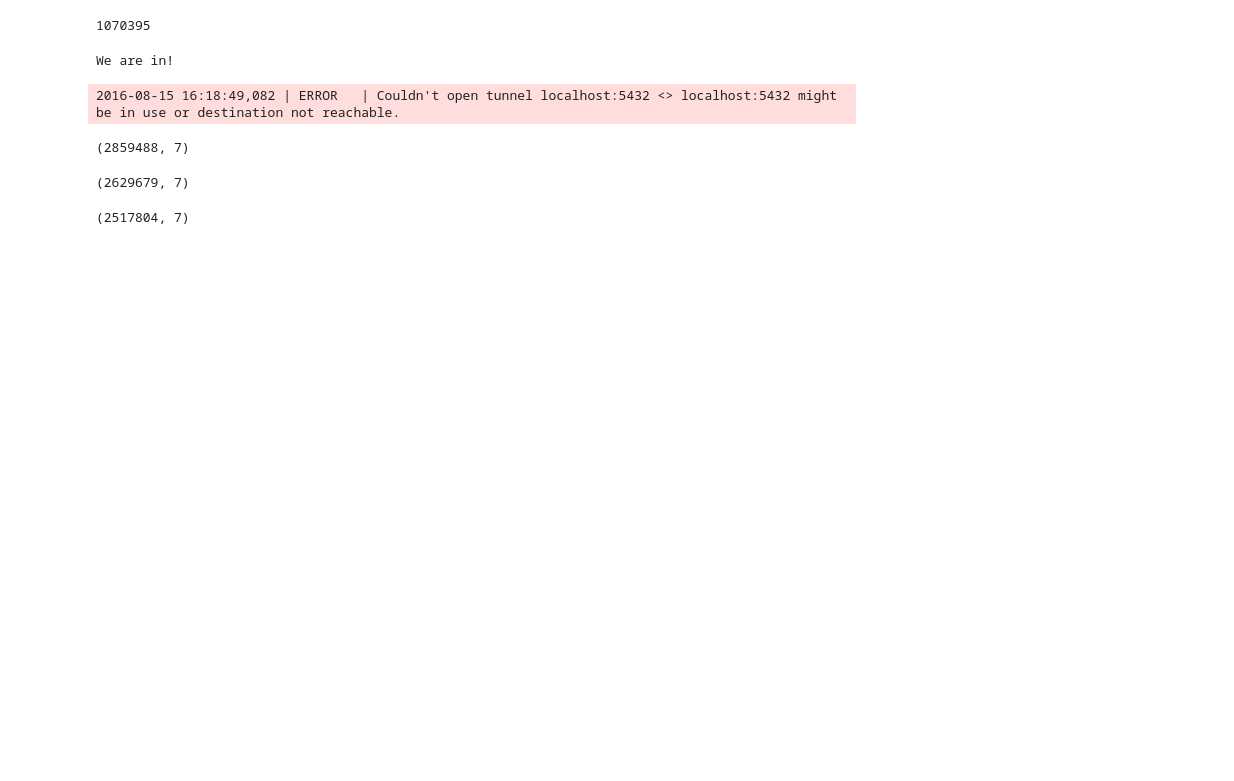
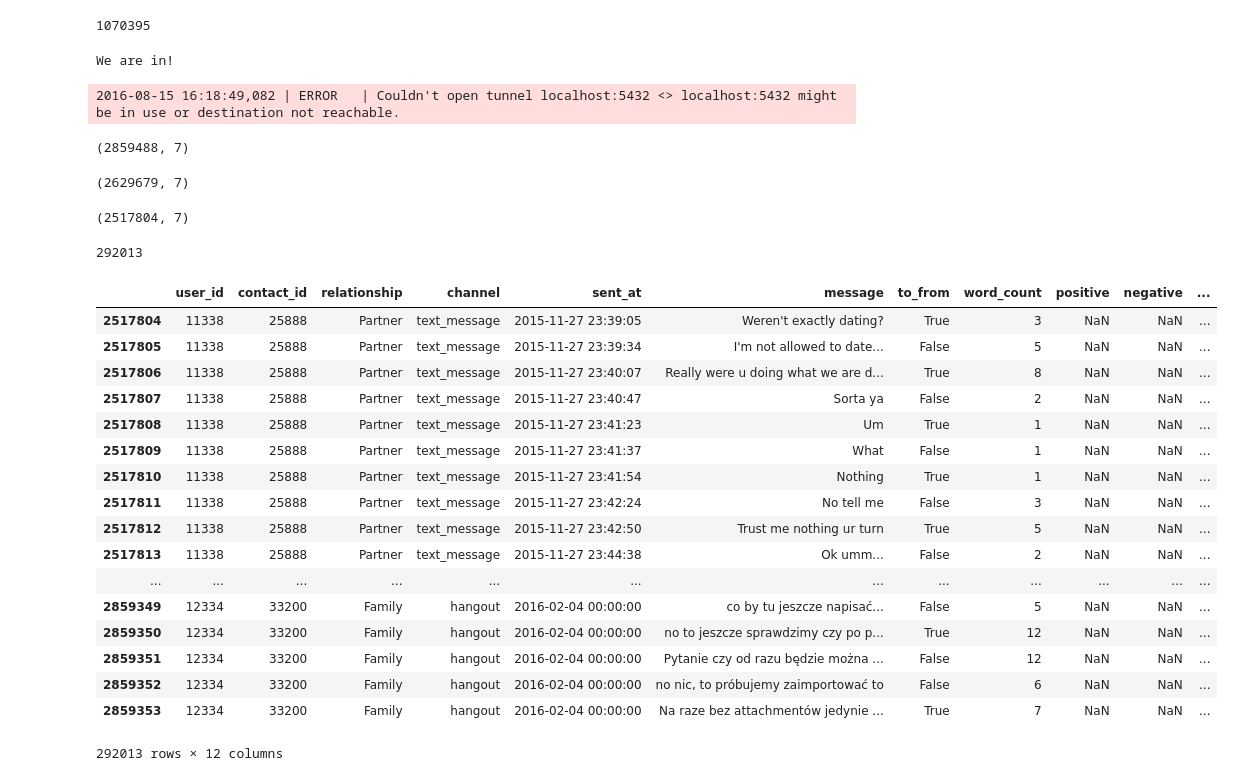
Before and after one commit to crangelsmith/Shryne_project, a Jupyter notebook: Shryne/sentiment_analysis/Extracting_saving_to_csv_Sophie.ipynb, the cells around one changed output. Saved outputs shown, nothing was run; the diff lists cells and outputs as text; code cells hidden in the pictures; blank space fills up the shorter version.

```diff
--- a/Shryne/sentiment_analysis/Extracting_saving_to_csv_Sophie.ipynb
+++ b/Shryne/sentiment_analysis/Extracting_saving_to_csv_Sophie.ipynb
@@ -117,3 +115,28 @@ df_no_email['word_count'] = b
+# %%
+df_no_email[''].isnull().sum()
+# %% [output]
+292013
+# %%
+df_no_email[df_no_email['positive'].isnull()]
+# %% [output]
+|  | user_id | contact_id | relationship | channel | sent_at | message | to_from | word_count | positive | negative | ... |
+| 2517804 | 11338 | 25888 | Partner | text_message | 2015-11-27 23:39:05 | Weren't exactly dating? | True | 3 | NaN | NaN | ... |
+| 2517805 | 11338 | 25888 | Partner | text_message | 2015-11-27 23:39:34 | I'm not allowed to date... | False | 5 | NaN | NaN | ... |
+| 2517806 | 11338 | 25888 | Partner | text_message | 2015-11-27 23:40:07 | Really were u doing what we are d... | True | 8 | NaN | NaN | ... |
+| 2517807 | 11338 | 25888 | Partner | text_message | 2015-11-27 23:40:47 | Sorta ya | False | 2 | NaN | NaN | ... |
+| 2517808 | 11338 | 25888 | Partner | text_message | 2015-11-27 23:41:23 | Um | True | 1 | NaN | NaN | ... |
+| 2517809 | 11338 | 25888 | Partner | text_message | 2015-11-27 23:41:37 | What | False | 1 | NaN | NaN | ... |
+| 2517810 | 11338 | 25888 | Partner | text_message | 2015-11-27 23:41:54 | Nothing | True | 1 | NaN | NaN | ... |
+| 2517811 | 11338 | 25888 | Partner | text_message | 2015-11-27 23:42:24 | No tell me | False | 3 | NaN | NaN | ... |
+| 2517812 | 11338 | 25888 | Partner | text_message | 2015-11-27 23:42:50 | Trust me nothing ur turn | True | 5 | NaN | NaN | ... |
+| 2517813 | 11338 | 25888 | Partner | text_message | 2015-11-27 23:44:38 | Ok umm... | False | 2 | NaN | NaN | ... |
+| ... | ... | ... | ... | ... | ... | ... | ... | ... | ... | ... | ... |
+| 2859349 | 12334 | 33200 | Family | hangout | 2016-02-04 00:00:00 | co by tu jeszcze napisać... | False | 5 | NaN | NaN | ... |
+| 2859350 | 12334 | 33200 | Family | hangout | 2016-02-04 00:00:00 | no to jeszcze sprawdzimy czy po p... | True | 12 | NaN | NaN | ... |
+| 2859351 | 12334 | 33200 | Family | hangout | 2016-02-04 00:00:00 | Pytanie czy od razu będzie można ... | False | 12 | NaN | NaN | ... |
+| 2859352 | 12334 | 33200 | Family | hangout | 2016-02-04 00:00:00 | no nic, to próbujemy zaimportować to | False | 6 | NaN | NaN | ... |
+| 2859353 | 12334 | 33200 | Family | hangout | 2016-02-04 00:00:00 | Na raze bez attachmentów jedynie ... | True | 7 | NaN | NaN | ... |
+292013 rows × 12 columns
 # %%
 sentiment_analyser = SentimentAnalyser()
 result = sentiment_analyser.run_vader(df_no_email, 'message')
```
Also changed, not shown: parts of 5 cells of this notebook, 1 other file.
